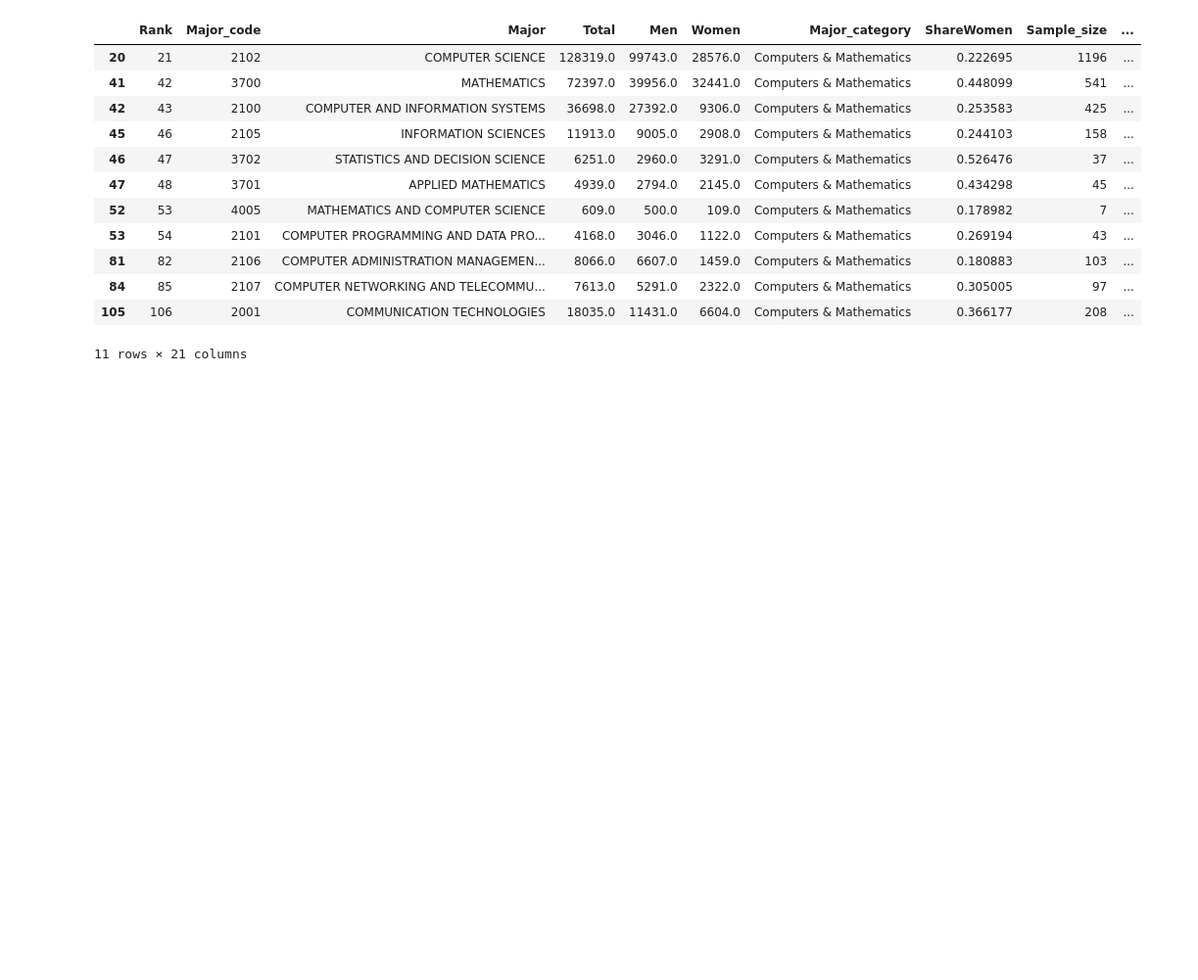
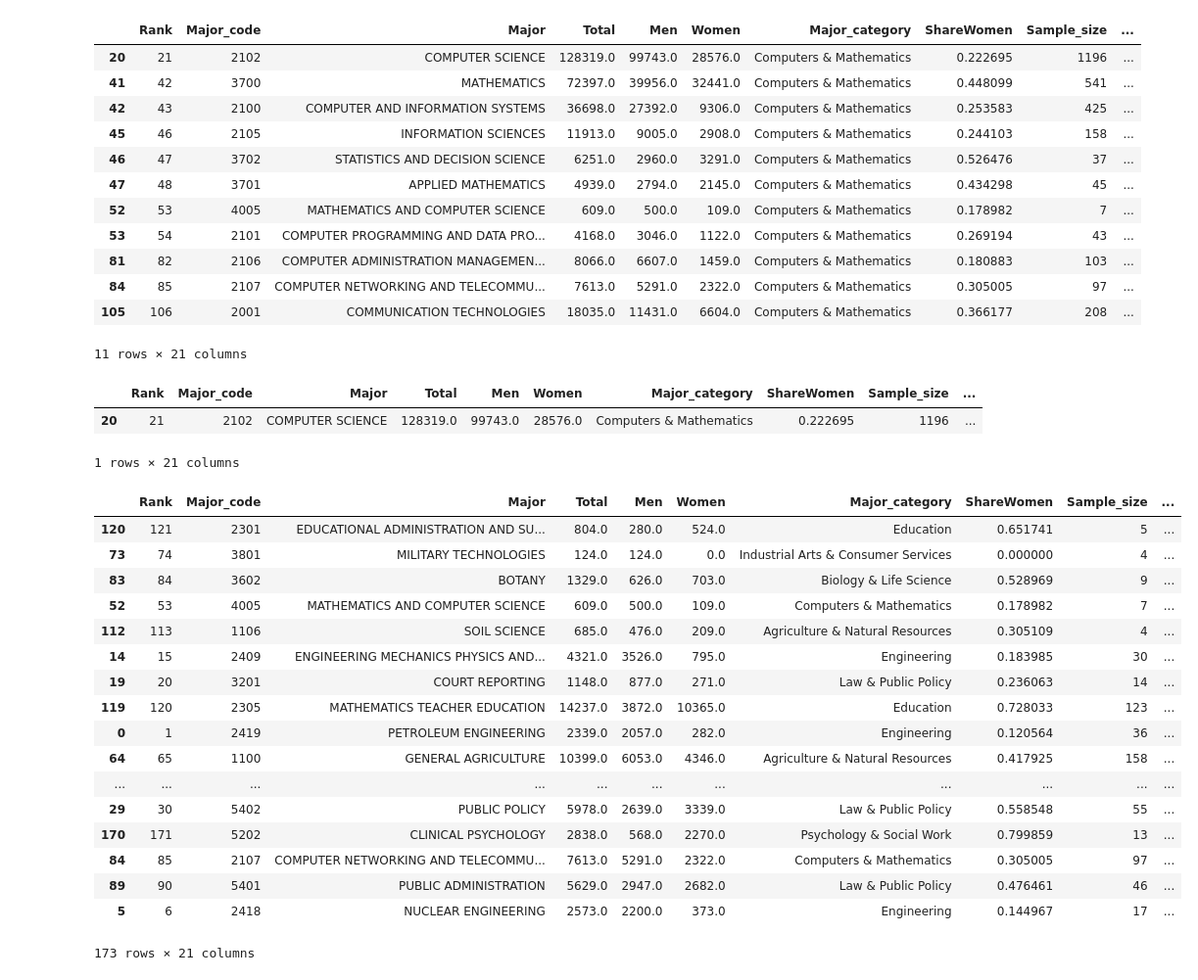
Before and after one commit to Elvinh/cs122_final_project, a Jupyter notebook: college_major_analysis.ipynb, the cells around one changed output. Shown at 98% size. Saved outputs shown, nothing was run; the diff lists cells and outputs as text; code cells hidden in the pictures; blank space fills up the shorter version.

```diff
--- a/college_major_analysis.ipynb
+++ b/college_major_analysis.ipynb
@@ -118,3 +118,30 @@ recent_grads_df.loc[recent_grads_df['Major_category'] == 'Computers & Mathematic
 | 84 | 85 | 2107 | COMPUTER NETWORKING AND TELECOMMU... | 7613.0 | 5291.0 | 2322.0 | Computers & Mathematics | 0.305005 | 97 | ... |
 | 105 | 106 | 2001 | COMMUNICATION TECHNOLOGIES | 18035.0 | 11431.0 | 6604.0 | Computers & Mathematics | 0.366177 | 208 | ... |
 11 rows × 21 columns
+# %%
+recent_grads_df.loc[recent_grads_df['Major'] == 'COMPUTER SCIENCE']
+# %% [output]
+|  | Rank | Major_code | Major | Total | Men | Women | Major_category | ShareWomen | Sample_size | ... |
+| 20 | 21 | 2102 | COMPUTER SCIENCE | 128319.0 | 99743.0 | 28576.0 | Computers & Mathematics | 0.222695 | 1196 | ... |
+1 rows × 21 columns
+# %%
+recent_grads_df.sort_values('Unemployment_rate')
+# %% [output]
+|  | Rank | Major_code | Major | Total | Men | Women | Major_category | ShareWomen | Sample_size | ... |
+| 120 | 121 | 2301 | EDUCATIONAL ADMINISTRATION AND SU... | 804.0 | 280.0 | 524.0 | Education | 0.651741 | 5 | ... |
+| 73 | 74 | 3801 | MILITARY TECHNOLOGIES | 124.0 | 124.0 | 0.0 | Industrial Arts & Consumer Services | 0.000000 | 4 | ... |
+| 83 | 84 | 3602 | BOTANY | 1329.0 | 626.0 | 703.0 | Biology & Life Science | 0.528969 | 9 | ... |
+| 52 | 53 | 4005 | MATHEMATICS AND COMPUTER SCIENCE | 609.0 | 500.0 | 109.0 | Computers & Mathematics | 0.178982 | 7 | ... |
+| 112 | 113 | 1106 | SOIL SCIENCE | 685.0 | 476.0 | 209.0 | Agriculture & Natural Resources | 0.305109 | 4 | ... |
+| 14 | 15 | 2409 | ENGINEERING MECHANICS PHYSICS AND... | 4321.0 | 3526.0 | 795.0 | Engineering | 0.183985 | 30 | ... |
+| 19 | 20 | 3201 | COURT REPORTING | 1148.0 | 877.0 | 271.0 | Law & Public Policy | 0.236063 | 14 | ... |
+| 119 | 120 | 2305 | MATHEMATICS TEACHER EDUCATION | 14237.0 | 3872.0 | 10365.0 | Education | 0.728033 | 123 | ... |
+| 0 | 1 | 2419 | PETROLEUM ENGINEERING | 2339.0 | 2057.0 | 282.0 | Engineering | 0.120564 | 36 | ... |
+| 64 | 65 | 1100 | GENERAL AGRICULTURE | 10399.0 | 6053.0 | 4346.0 | Agriculture & Natural Resources | 0.417925 | 158 | ... |
+| ... | ... | ... | ... | ... | ... | ... | ... | ... | ... | ... |
+| 29 | 30 | 5402 | PUBLIC POLICY | 5978.0 | 2639.0 | 3339.0 | Law & Public Policy | 0.558548 | 55 | ... |
+| 170 | 171 | 5202 | CLINICAL PSYCHOLOGY | 2838.0 | 568.0 | 2270.0 | Psychology & Social Work | 0.799859 | 13 | ... |
+| 84 | 85 | 2107 | COMPUTER NETWORKING AND TELECOMMU... | 7613.0 | 5291.0 | 2322.0 | Computers & Mathematics | 0.305005 | 97 | ... |
+| 89 | 90 | 5401 | PUBLIC ADMINISTRATION | 5629.0 | 2947.0 | 2682.0 | Law & Public Policy | 0.476461 | 46 | ... |
+| 5 | 6 | 2418 | NUCLEAR ENGINEERING | 2573.0 | 2200.0 | 373.0 | Engineering | 0.144967 | 17 | ... |
+173 rows × 21 columns
```
